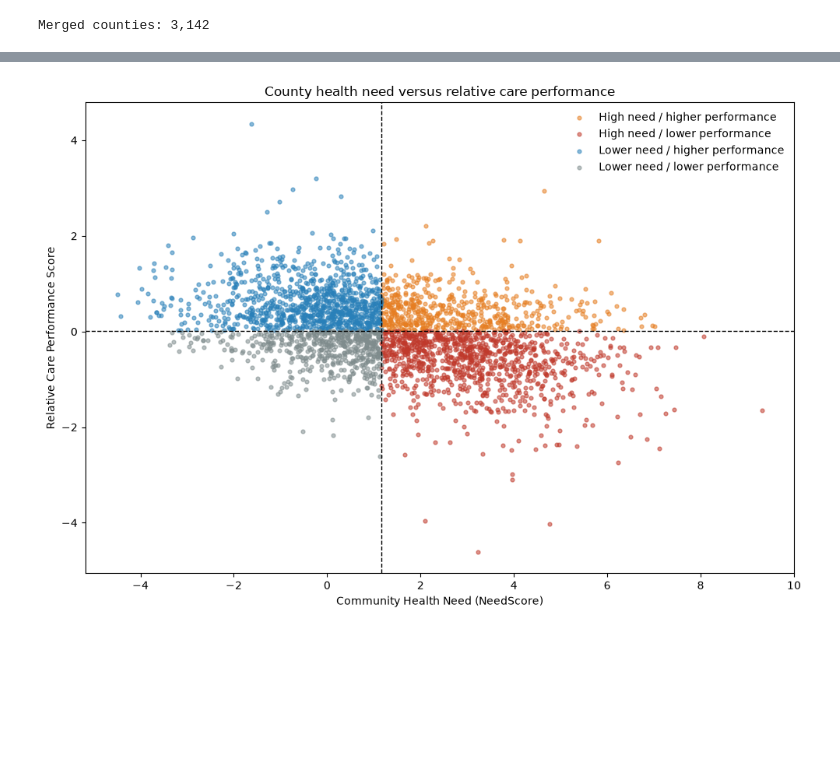
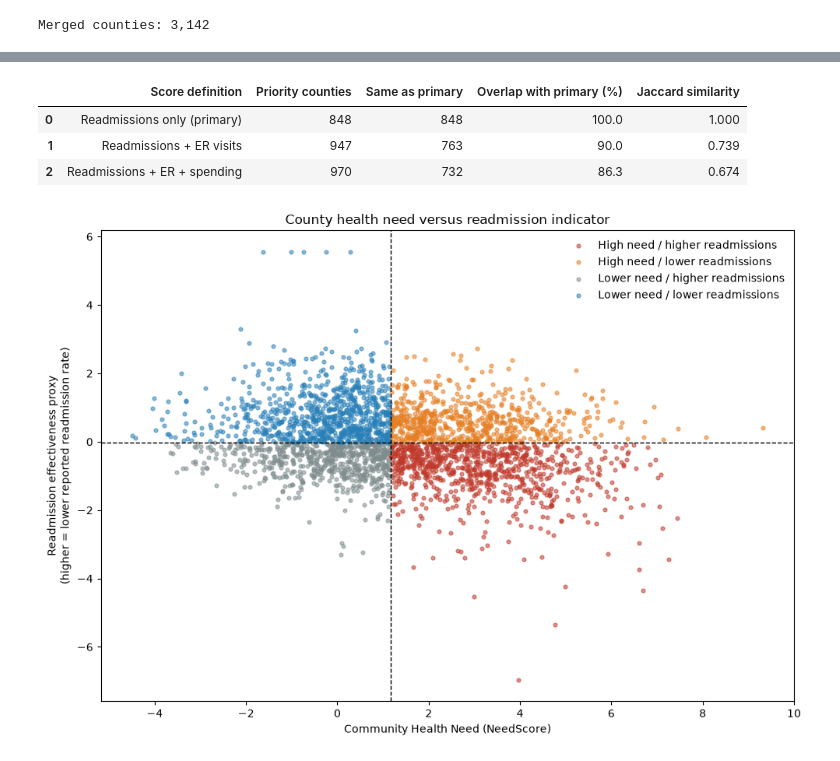
Before and after one commit to jho-code/Portfolio, a Jupyter notebook: projects/healthcare-access/notebooks/04_merge_analysis.ipynb, the cells around one changed output, grey strips where cells are left out. Drawn from its saved outputs; the diff is of its cells as text; code cells hidden in the pictures; blank space fills up the shorter version.

Commit message:
Add county need and readmission maps
Co-authored-by: Copilot <223556219+Copilot@users.noreply.github.com>

```diff
--- a/projects/healthcare-access/notebooks/04_merge_analysis.ipynb
+++ b/projects/healthcare-access/notebooks/04_merge_analysis.ipynb
@@ -81,20 +93,20 @@ Median cutoffs create a simple interpretation: high-need, lower-performance coun
 # %%
 need_cutoff = score_df["NeedScore"].median()
-performance_cutoff = score_df["CarePerformanceScore"].median()
+performance_cutoff = score_df["ReadmissionEffectivenessProxy"].median()
 
 def assign_quadrant(row):
     high_need = row["NeedScore"] >= need_cutoff
-    high_performance = row["CarePerformanceScore"] >= performance_cutoff
-    if high_need and not high_performance:
-        return "High need / lower performance"
-    if high_need and high_performance:
-        return "High need / higher performance"
-    if not high_need and high_performance:
-        return "Lower need / higher performance"
-    return "Lower need / lower performance"
+    higher_readmission_proxy = row["ReadmissionEffectivenessProxy"] >= performance_cutoff
+    if high_need and not higher_readmission_proxy:
+        return "High need / higher readmissions"
+    if high_need and higher_readmission_proxy:
+        return "High need / lower readmissions"
+    if not high_need and higher_readmission_proxy:
+        return "Lower need / lower readmissions"
+    return "Lower need / higher readmissions"
 
 score_df["Quadrant"] = score_df.apply(assign_quadrant, axis=1)
-score_df["Priority"] = score_df["Quadrant"].eq("High need / lower performance")
+score_df["Priority"] = score_df["Quadrant"].eq("High need / higher readmissions")
 score_df["Quadrant"].value_counts().to_frame("count")
 # %% [output]
 |  | count |
@@ -106,31 +122,62 @@ score_df["Quadrant"].value_counts().to_frame("count")
+# %%
+score_definitions = {
+    "Readmissions only (primary)": "ReadmissionEffectivenessProxy",
+    "Readmissions + ER visits": "ReadmissionErSummary",
+    "Readmissions + ER + spending": "ThreeIndicatorSummary",
+}
+primary_priority = score_df["Priority"]
+sensitivity_rows = []
+
+for label, column in score_definitions.items():
+    is_priority = (
+        score_df["NeedScore"].ge(need_cutoff)
+        & score_df[column].lt(score_df[column].median())
+    )
+    intersection = (is_priority & primary_priority).sum()
+    union = (is_priority | primary_priority).sum()
+    sensitivity_rows.append({
+        "Score definition": label,
+        "Priority counties": int(is_priority.sum()),
+        "Same as primary": int(intersection),
+        "Overlap with primary (%)": round(100 * intersection / primary_priority.sum(), 1),
+        "Jaccard similarity": round(intersection / union, 3) if union else 1.0,
+    })
+
+sensitivity_table = pd.DataFrame(sensitivity_rows)
+sensitivity_table
+# %% [output]
+|  | Score definition | Priority counties | Same as primary | Overlap with primary (%) | Jaccard similarity |
+| 0 | Readmissions only (primary) | 848 | 848 | 100.0 | 1.000 |
+| 1 | Readmissions + ER visits | 947 | 763 | 90.0 | 0.739 |
+| 2 | Readmissions + ER + spending | 970 | 732 | 86.3 | 0.674 |
 # %%
 colors = {
-    "High need / lower performance": "#c0392b",
-    "High need / higher performance": "#e67e22",
-    "Lower need / higher performance": "#2980b9",
-    "Lower need / lower performance": "#7f8c8d",
+    "High need / higher readmissions": "#c0392b",
+    "High need / lower readmissions": "#e67e22",
+    "Lower need / lower readmissions": "#2980b9",
+    "Lower need / higher readmissions": "#7f8c8d",
 }
 
 fig, ax = plt.subplots(figsize=(10, 7))
 for quadrant, group in score_df.groupby("Quadrant"):
     ax.scatter(
         group["NeedScore"],
-        group["CarePerformanceScore"],
+        group["ReadmissionEffectivenessProxy"],
         s=12,
         alpha=0.55,
         label=quadrant,
         color=colors[quadrant],
     )
 ax.axvline(need_cutoff, color="black", linestyle="--", linewidth=1)
 ax.axhline(performance_cutoff, color="black", linestyle="--", linewidth=1)
 ax.set_xlabel("Community Health Need (NeedScore)")
-ax.set_ylabel("Relative Care Performance Score")
-ax.set_title("County health need versus relative care performance")
+ax.set_ylabel("Readmission effectiveness proxy\n(higher = lower reported readmission rate)")
+ax.set_title("County health need versus readmission indicator")
 ax.legend(frameon=False, loc="best")
 plt.tight_layout()
 plt.show()
 # %% [output]
-[figure, old version]
+[figure, new version]
 # %%
 priority_counties = (
     score_df[score_df["Priority"]]
```
Also changed, not shown: parts of 12 cells of this notebook, 1 other file.
